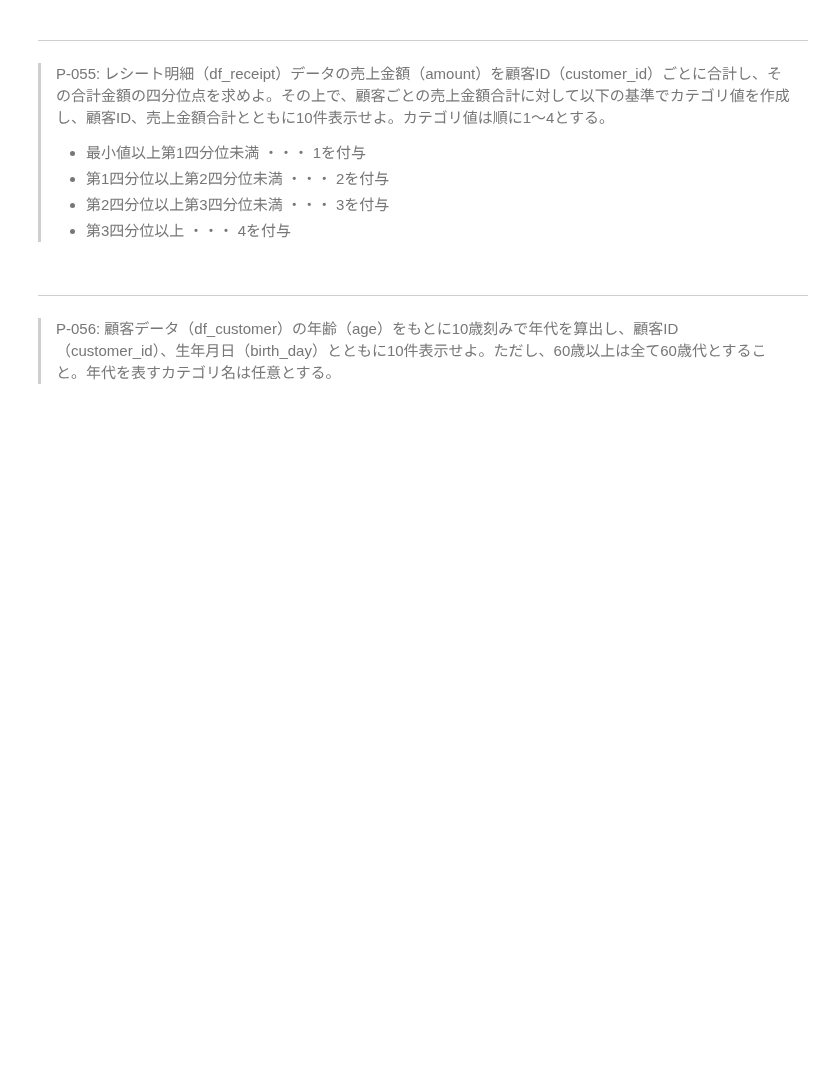
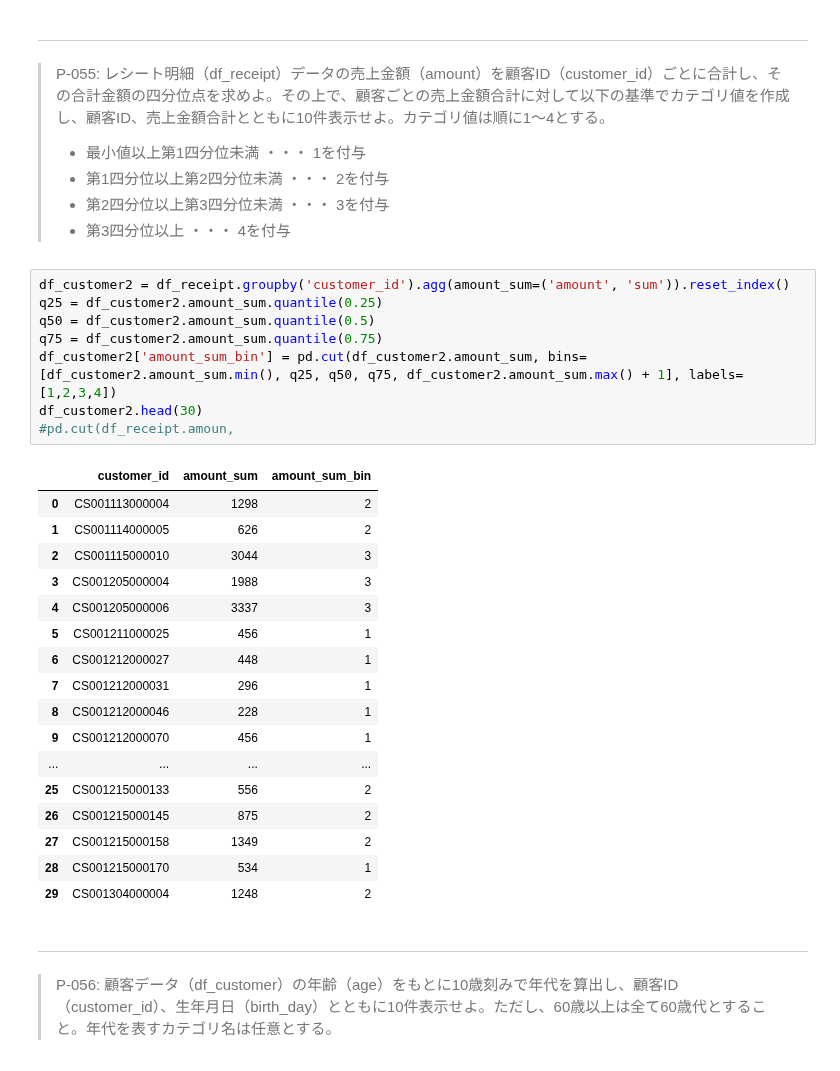
Before and after one commit to libra20/100knocks2, a Jupyter notebook: docker/work/preprocess_knock_Python.ipynb, the cells around one changed output. Drawn from its saved outputs; the diff is of its cells as text; blank space fills up the shorter version.

```diff
--- a/docker/work/preprocess_knock_Python.ipynb
+++ b/docker/work/preprocess_knock_Python.ipynb
@@ -1110,6 +1110,32 @@ df_customer[['customer_id', 'address', 'address_code']].head()
 > - 第1四分位以上第2四分位未満 ・・・ 2を付与
 > - 第2四分位以上第3四分位未満 ・・・ 3を付与
 > - 第3四分位以上 ・・・ 4を付与
+# %%
+df_customer2 = df_receipt.groupby('customer_id').agg(amount_sum=('amount', 'sum')).reset_index()
+q25 = df_customer2.amount_sum.quantile(0.25)
+q50 = df_customer2.amount_sum.quantile(0.5)
+q75 = df_customer2.amount_sum.quantile(0.75)
+df_customer2['amount_sum_bin'] = pd.cut(df_customer2.amount_sum, bins=[df_customer2.amount_sum.min(), q25, q50, q75, df_customer2.amount_sum.max() + 1], labels=[1,2,3,4])
+df_customer2.head(30)
+#pd.cut(df_receipt.amoun,
+# %% [output]
+|  | customer_id | amount_sum | amount_sum_bin |
+| 0 | CS001113000004 | 1298 | 2 |
+| 1 | CS001114000005 | 626 | 2 |
+| 2 | CS001115000010 | 3044 | 3 |
+| 3 | CS001205000004 | 1988 | 3 |
+| 4 | CS001205000006 | 3337 | 3 |
+| 5 | CS001211000025 | 456 | 1 |
+| 6 | CS001212000027 | 448 | 1 |
+| 7 | CS001212000031 | 296 | 1 |
+| 8 | CS001212000046 | 228 | 1 |
+| 9 | CS001212000070 | 456 | 1 |
+| ... | ... | ... | ... |
+| 25 | CS001215000133 | 556 | 2 |
+| 26 | CS001215000145 | 875 | 2 |
+| 27 | CS001215000158 | 1349 | 2 |
+| 28 | CS001215000170 | 534 | 1 |
+| 29 | CS001304000004 | 1248 | 2 |
 # %% [markdown]
 ---
 > P-056: 顧客データ（df_customer）の年齢（age）をもとに10歳刻みで年代を算出し、顧客ID（customer_id）、生年月日（birth_day）とともに10件表示せよ。ただし、60歳以上は全て60歳代とすること。年代を表すカテゴリ名は任意とする。
```
